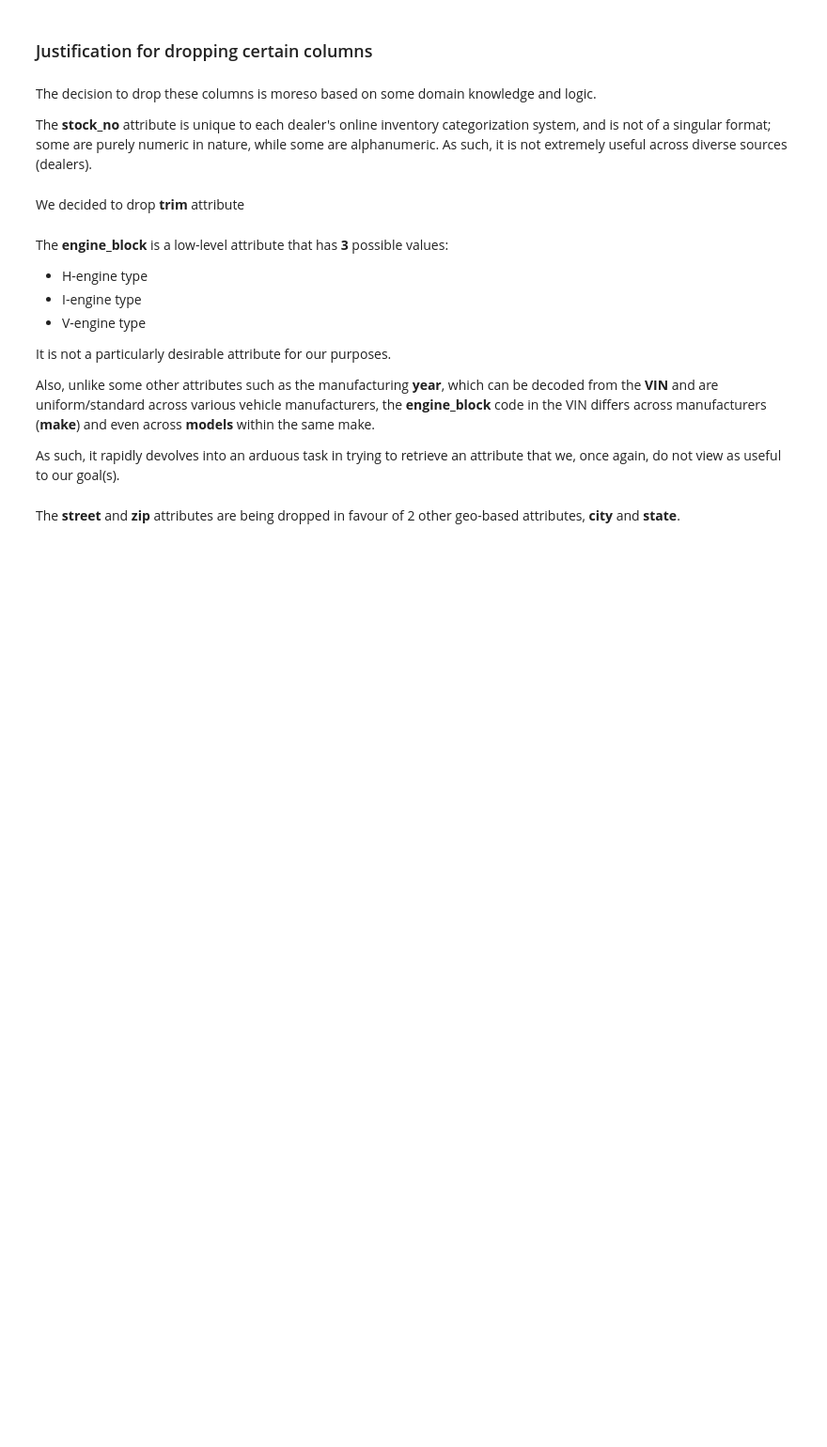
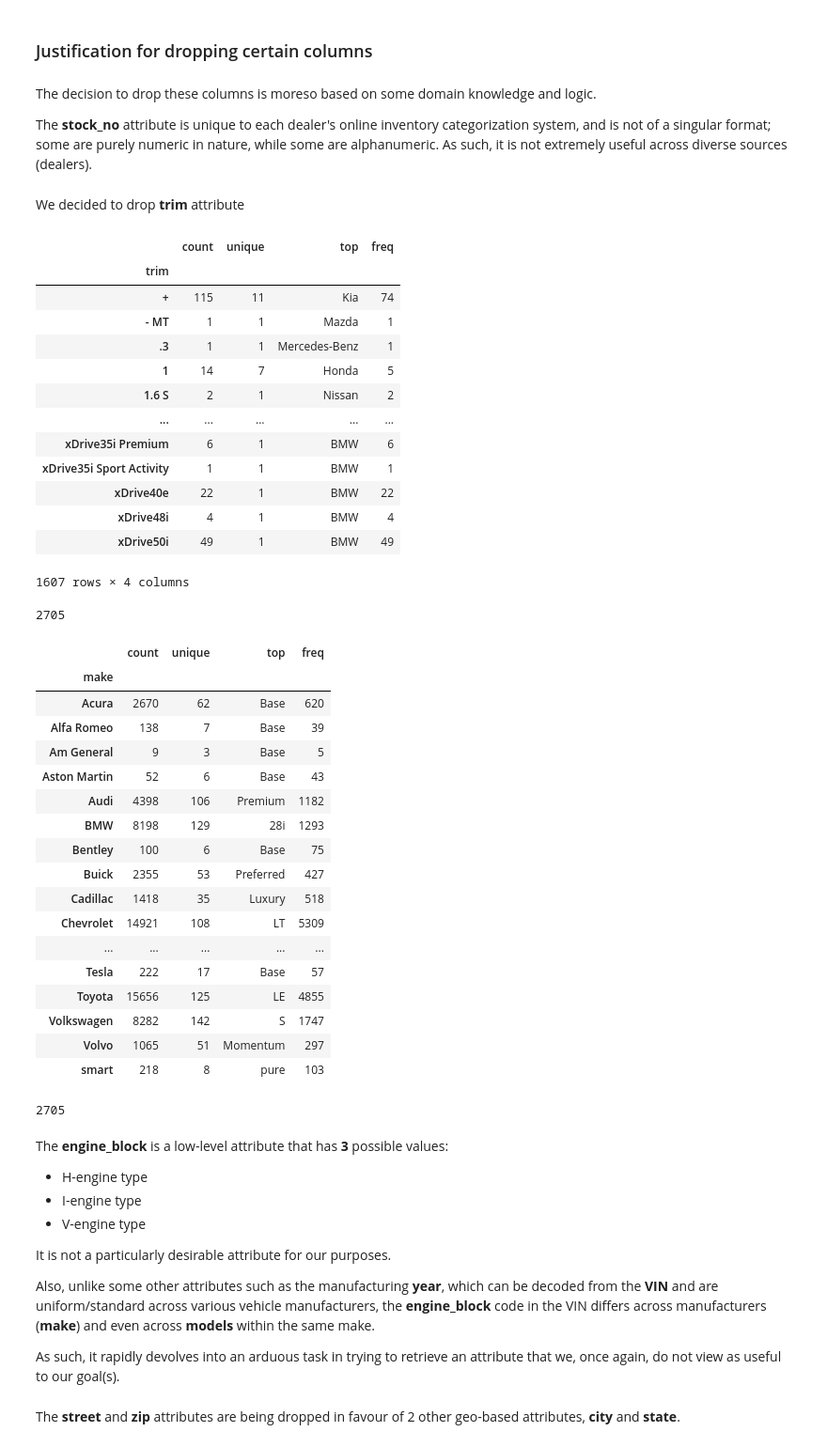
Before and after one commit to Ojooluwaseun/COMP6981-Project-Iteration1, a Jupyter notebook: Project_Iteration_1.ipynb, the cells around one changed output. Shown at 94% size. Cells and saved outputs as stored; diff of their text form; code cells hidden in the pictures; blank space fills up the shorter version.

```diff
--- a/Project_Iteration_1.ipynb
+++ b/Project_Iteration_1.ipynb
@@ -81,8 +95,44 @@ We decided to drop **trim** attribute
 # %%
 display(df_drop.groupby('trim')['make'].describe())
 display(sum(df_drop.groupby('trim')['make'].describe()['unique']))
 
-# sum(df_drop.groupby('make')['trim'].describe()['unique'])
+display(df_drop.groupby('make')['trim'].describe())
+display(sum(df_drop.groupby('make')['trim'].describe()['unique']))
+# %% [output]
+|  | count | unique | top | freq |
+| trim |  |  |  |  |
+| + | 115 | 11 | Kia | 74 |
+| - MT | 1 | 1 | Mazda | 1 |
+| .3 | 1 | 1 | Mercedes-Benz | 1 |
+| 1 | 14 | 7 | Honda | 5 |
+| 1.6 S | 2 | 1 | Nissan | 2 |
+| ... | ... | ... | ... | ... |
+| xDrive35i Premium | 6 | 1 | BMW | 6 |
+| xDrive35i Sport Activity | 1 | 1 | BMW | 1 |
+| xDrive40e | 22 | 1 | BMW | 22 |
+| xDrive48i | 4 | 1 | BMW | 4 |
+| xDrive50i | 49 | 1 | BMW | 49 |
+1607 rows × 4 columns
+2705
+|  | count | unique | top | freq |
+| make |  |  |  |  |
+| Acura | 2670 | 62 | Base | 620 |
+| Alfa Romeo | 138 | 7 | Base | 39 |
+| Am General | 9 | 3 | Base | 5 |
+| Aston Martin | 52 | 6 | Base | 43 |
+| Audi | 4398 | 106 | Premium | 1182 |
+| BMW | 8198 | 129 | 28i | 1293 |
+| Bentley | 100 | 6 | Base | 75 |
+| Buick | 2355 | 53 | Preferred | 427 |
+| Cadillac | 1418 | 35 | Luxury | 518 |
+| Chevrolet | 14921 | 108 | LT | 5309 |
+| ... | ... | ... | ... | ... |
+| Tesla | 222 | 17 | Base | 57 |
+| Toyota | 15656 | 125 | LE | 4855 |
+| Volkswagen | 8282 | 142 | S | 1747 |
+| Volvo | 1065 | 51 | Momentum | 297 |
+| smart | 218 | 8 | pure | 103 |
+2705
 # %% [markdown]
 The **engine_block** is a low-level attribute that has **3** possible values:
 * H-engine type
```
Also changed, not shown: parts of 4 cells of this notebook.
